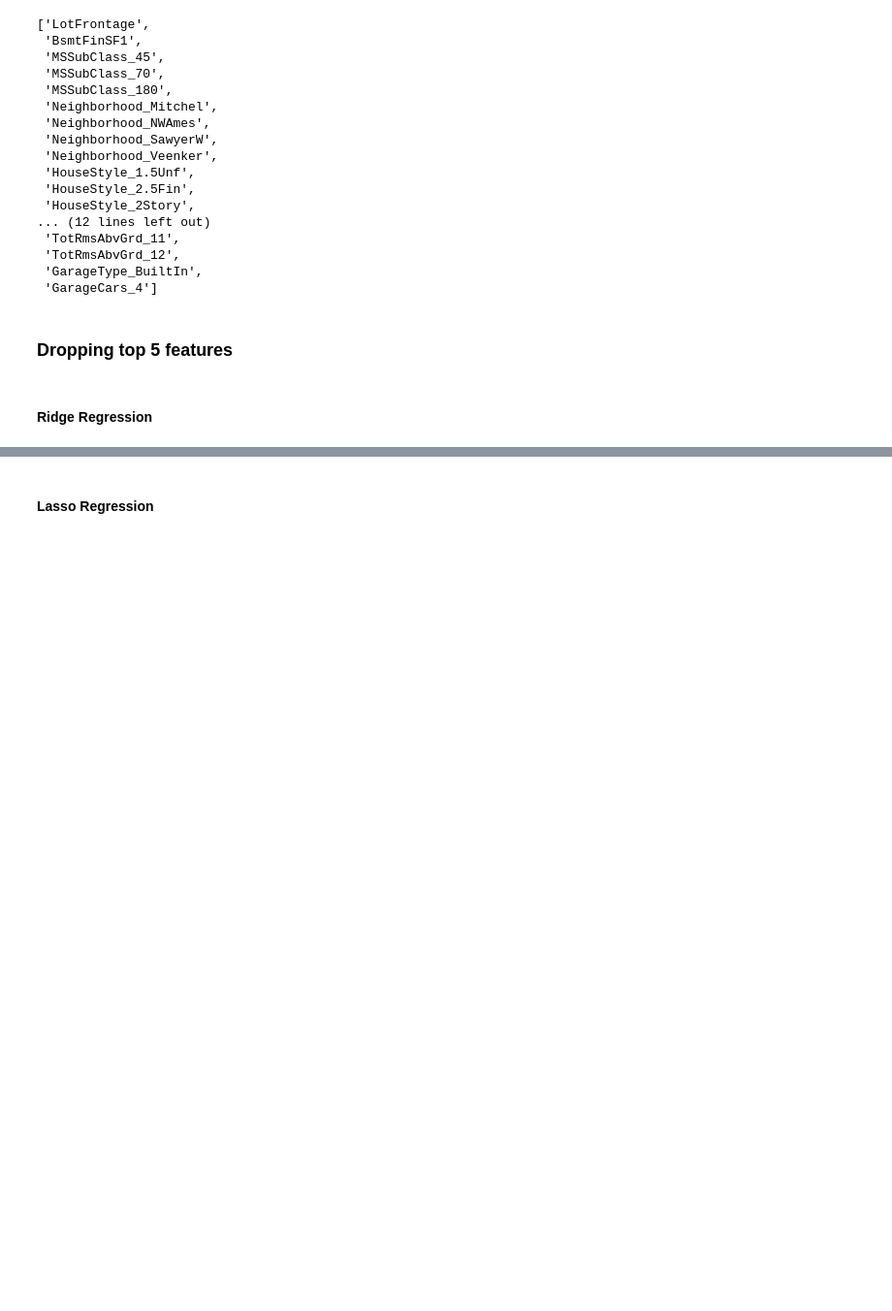
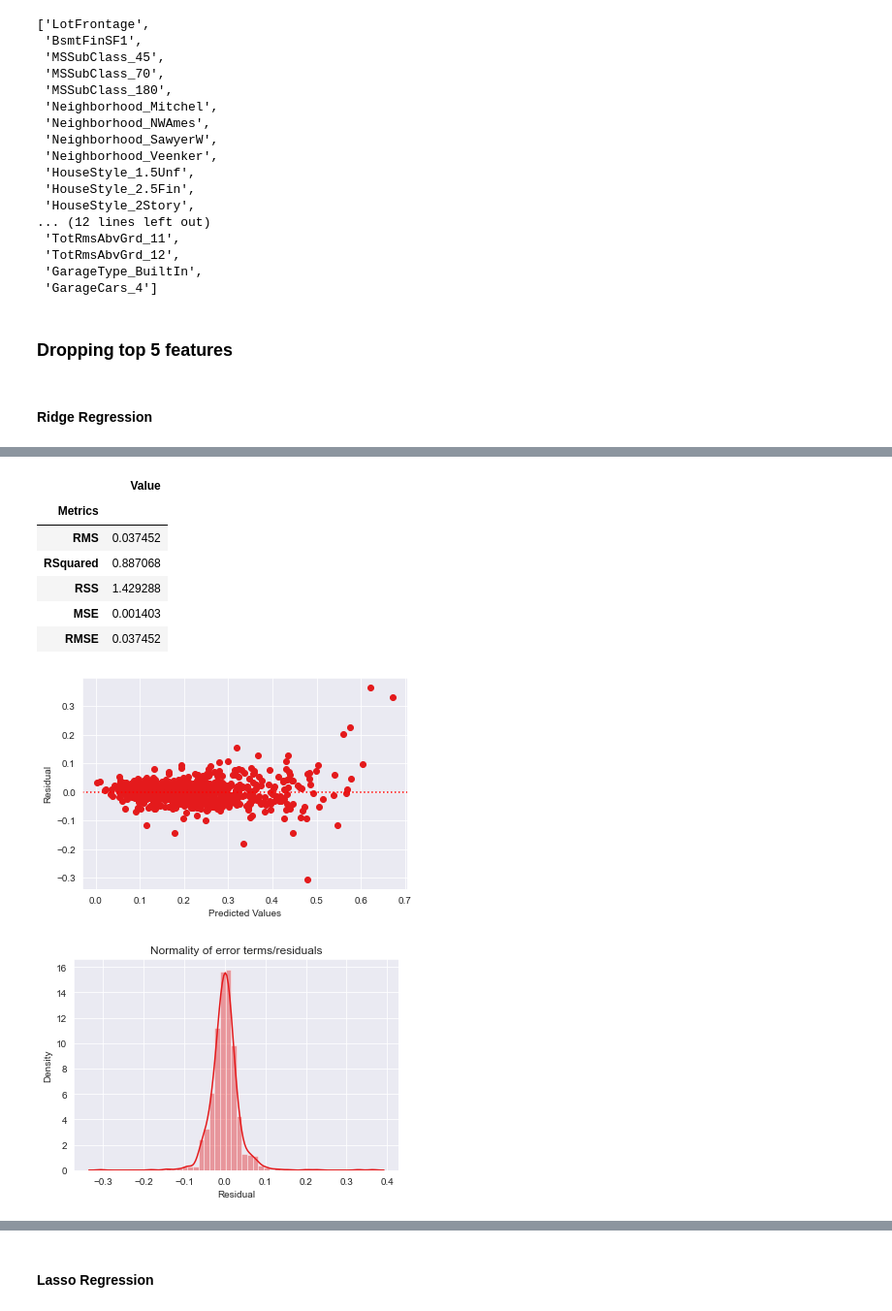
Before and after one commit to npalupunoori/AustrilianHousingCaseStudy, a Jupyter notebook: NarenReddy_Palupunoori.ipynb, the cells around one changed output, grey strips where cells are left out. Shown at 97% size. Drawn from its saved outputs; the diff is of its cells as text; code cells hidden in the pictures; blank space fills up the shorter version.

```diff
--- a/NarenReddy_Palupunoori.ipynb
+++ b/NarenReddy_Palupunoori.ipynb
@@ -1669,5 +1669,21 @@ list(betas.loc[(betas['Lasso_twice_alpha'] == 0) & betas['Lasso'] != 0].index)
 # %%
 ridge_to_drop = ['OverallQual_9', 'OverallQual_10','Neighborhood_NoRidge', 'FullBath_3', 'GrLivArea']
 
-Xtrain_ridge = Xtrain.drop(ridge_to_drop)
-Xtest_ridge = Xtest.drop(ridge_to_drop)
+Xtrain_ridge = Xtrain.drop(ridge_to_drop, axis =1)
+Xtest_ridge = Xtest.drop(ridge_to_drop, axis =1)
+# %%
+params = {'alpha': [0.0001, 0.001, 0.01, 0.05, 0.1,
+ 0.2, 0.3, 0.4, 0.5, 0.6, 0.7, 0.8, 0.9, 1.0, 2.0, 3.0,
+ 4.0, 5.0, 6.0, 7.0, 8.0, 9.0, 10.0, 20, 50, 100, 500, 1000 ]}
+
+ridge = Ridge()
+
+# cross validation
+folds = 5
+model_cv = GridSearchCV(estimator = ridge,
+                        param_grid = params,
+                        scoring= 'neg_mean_absolute_error',
+                        cv = folds,
+                        return_train_score=True,
+                        verbose = 1)
+model_cv.fit(Xtrain_ridge, ytrain)
@@ -1673,0 +1704,5 @@ Xtest_ridge = Xtest.drop(ridge_to_drop)
+# %%
+alpha = 5.0
+ridge = Ridge(alpha=alpha)
+
+ridge.fit(Xtrain_ridge, ytrain)
@@ -1673,0 +1732,16 @@ Xtest_ridge = Xtest.drop(ridge_to_drop)
+# %%
+ytrain_pred = ridge.predict(Xtrain_ridge)
+ytest_pred = ridge.predict(Xtest_ridge)
+# %%
+train_analysis_df = test_data_linear_reg_analysis(ytrain, ytrain_pred)
+train_analysis_df = train_analysis_df.rename(columns={'Value': 'Ridge dropped features(Train)'})
+# %% [output]
+|  | Value |
+| Metrics |  |
+| RMS | 0.037452 |
+| RSquared | 0.887068 |
+| RSS | 1.429288 |
+| MSE | 0.001403 |
+| RMSE | 0.037452 |
+[figure, added]
+[figure, added]
```
Also changed, not shown: parts of 18 cells of this notebook.
